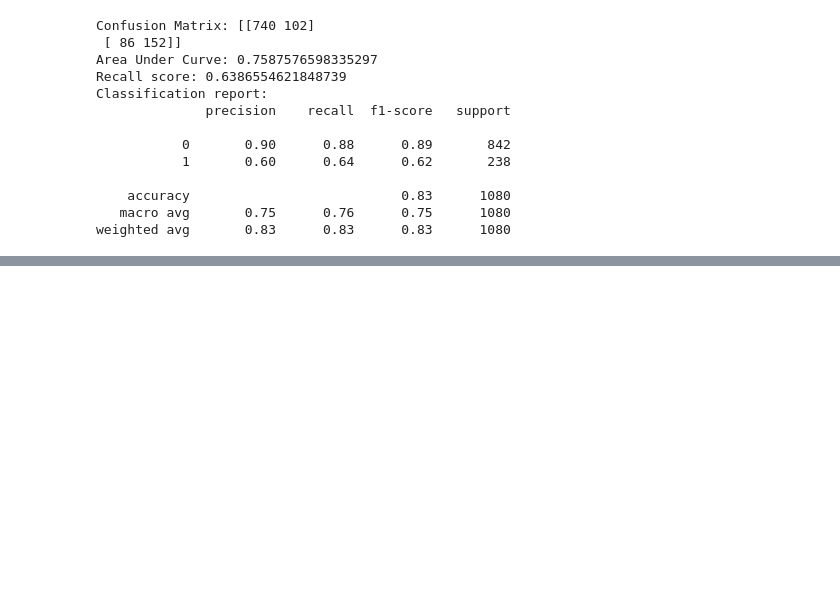
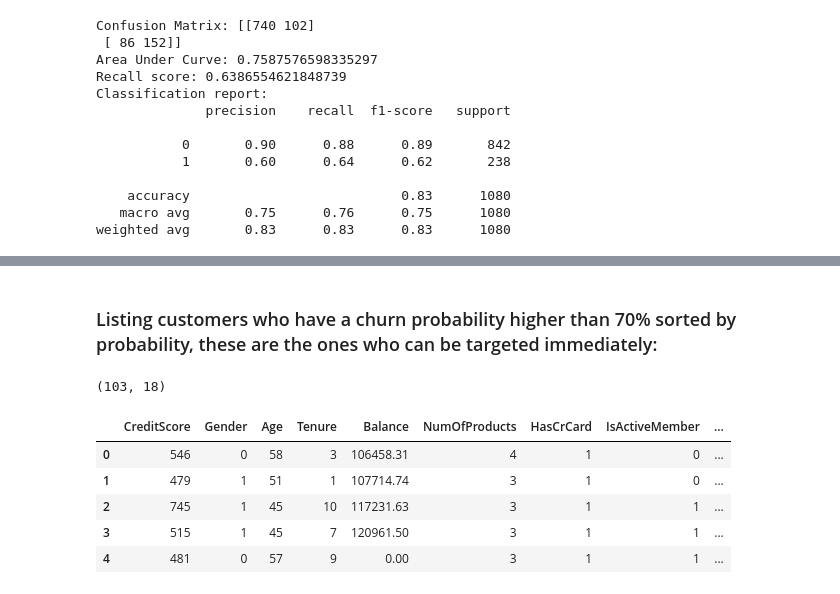
Before and after one commit to AmirMotefaker/Bank-Customer-Churn-Prediction, a Jupyter notebook: Bank-Customer-Churn-Prediction.ipynb, the cells around one changed output, grey strips where cells are left out. Drawn from its saved outputs; the diff is of its cells as text; code cells hidden in the pictures; blank space fills up the shorter version.

```diff
--- a/Bank-Customer-Churn-Prediction.ipynb
+++ b/Bank-Customer-Churn-Prediction.ipynb
@@ -1412,0 +1466,15 @@ weighted avg       0.83      0.83      0.83      1080
+# %% [markdown]
+### Listing customers who have a churn probability higher than 70% sorted by probability, these are the ones who can be targeted immediately:
+# %%
+high_churn_list = test[test.pred_probabilities > 0.7].sort_values(by=['pred_probabilities'], ascending=False
+                                                                 ).reset_index().drop(columns=['index', 'Exited', 'predictions'], axis=1)
+high_churn_list.shape
+high_churn_list.head()
+# %% [output]
+(103, 18)
+|  | CreditScore | Gender | Age | Tenure | Balance | NumOfProducts | HasCrCard | IsActiveMember | ... |
+| 0 | 546 | 0 | 58 | 3 | 106458.31 | 4 | 1 | 0 | ... |
+| 1 | 479 | 1 | 51 | 1 | 107714.74 | 3 | 1 | 0 | ... |
+| 2 | 745 | 1 | 45 | 10 | 117231.63 | 3 | 1 | 1 | ... |
+| 3 | 515 | 1 | 45 | 7 | 120961.50 | 3 | 1 | 1 | ... |
+| 4 | 481 | 0 | 57 | 9 | 0.00 | 3 | 1 | 1 | ... |
```
Also changed, not shown: parts of 13 cells of this notebook.
